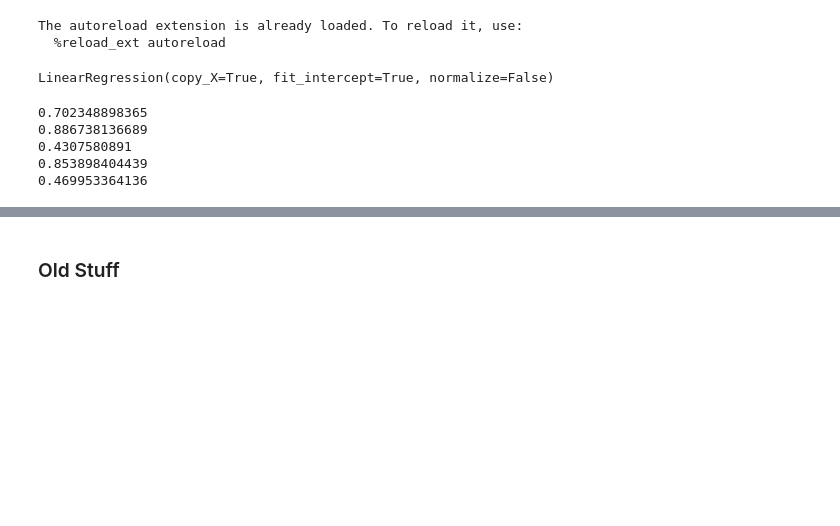
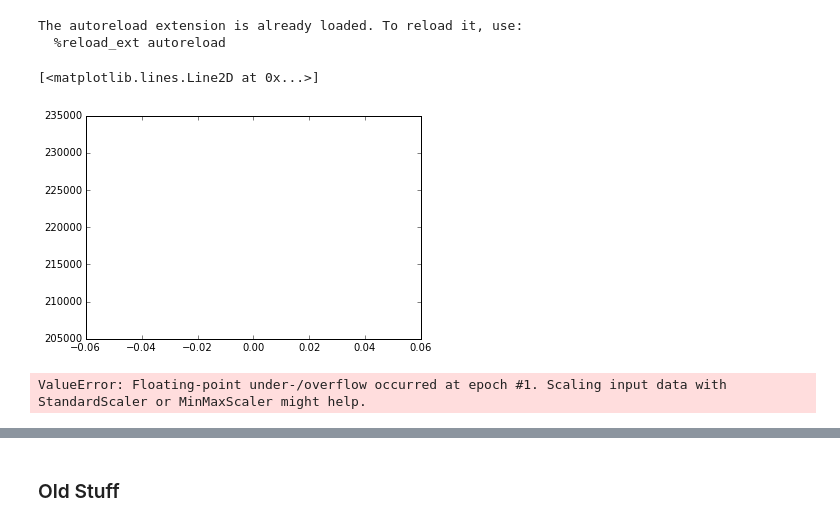
Before and after one commit to cs229-bike-prediction/bike-prediction, a Jupyter notebook: scikit experiments.ipynb, the cells around one changed output, grey strips where cells are left out. Saved outputs shown, nothing was run; the diff lists cells and outputs as text; code cells hidden in the pictures; blank space fills up the shorter version.

```diff
--- a/scikit experiments.ipynb
+++ b/scikit experiments.ipynb
@@ -48,3 +31,13 @@ station_d_len = X_station_d.shape[0]
+# %%
+n_clusters = 1
+cluster = KMeans(n_clusters=n_clusters)
+labels = cluster.fit_predict(dataset['tr_locs'])
+# %%
+# Confirm that we have reasonable boundaries
+plt.plot(np.histogram(labels, range(n_clusters+1))[0])
+# %% [output]
+[<matplotlib.lines.Line2D at 0x...>]
+[figure, added]
 # %%
 poly = preprocessing.PolynomialFeatures(degree=3)
 scaler = preprocessing.StandardScaler()
@@ -54,11 +47,17 @@ poly_tr_X = (scaler.fit_transform(ptrx))
 # %%
-clf = linear_model.LinearRegression()
-clf.fit(poly_tr_X, dataset['tr_Y'])
+estimators = []
+for i in range(n_clusters):
+    clf = linear_model.SGDRegressor()
+    clf.fit(poly_tr_X[labels==i,:], dataset['tr_Y'][labels==i])
+    estimators.append(clf)
 
-# clf = linear_model.Ridge(alpha=1)
+# clf = linear_model.Ridge(alpha=0.5)
 # clf.fit(poly_tr_X, dataset['tr_Y'])
 
-# clf = linear_model.SGDRegressor(eta0=0.0001, n_iter=20, penalty='l1')
+# clf = linear_model.SGDRegressor(eta0=0.00001, n_iter=30, alpha=0.00001, learning_rate='invscaling', power_t=0.3)
+# clf.fit(poly_tr_X, dataset['tr_Y'])
+
+# clf = linear_model.BayesianRidge(lambda_1=0.000002)
 # clf.fit(poly_tr_X, dataset['tr_Y'])
 
 # pl = pipeline.make_pipeline(preprocessing.PolynomialFeatures(degree=3),
@@ -66,4 +65,4 @@ clf.fit(poly_tr_X, dataset['tr_Y'])
 # pl.fit(scaler.transform(dataset['tr_X']), dataset['tr_Y'])
 # clf = pl
 # %% [output]
-LinearRegression(copy_X=True, fit_intercept=True, normalize=False)
+ValueError: Floating-point under-/overflow occurred at epoch #1. Scaling input data with StandardScaler or MinMaxScaler might help.
@@ -70,13 +77,3 @@ LinearRegression(copy_X=True, fit_intercept=True, normalize=False)
 # %%
 # tst_X_scaled = preprocessing.normalize(dataset['tst_X'])
 print clf.score(scaler.transform(poly.transform(dataset['tst_X'])), dataset['tst_Y'])
-print clf.score(scaler.transform(poly.transform(X_station_a)), Y_station_a)
-print clf.score(scaler.transform(poly.transform(X_station_b)), Y_station_b)
-print clf.score(scaler.transform(poly.transform(X_station_c)), Y_station_c)
-print clf.score(scaler.transform(poly.transform(X_station_d)), Y_station_d)
-# %% [output]
-0.702348898365
-0.886738136689
-0.4307580891
-0.853898404439
-0.469953364136
```
Also changed, not shown: parts of 14 cells of this notebook, 5 other files.
